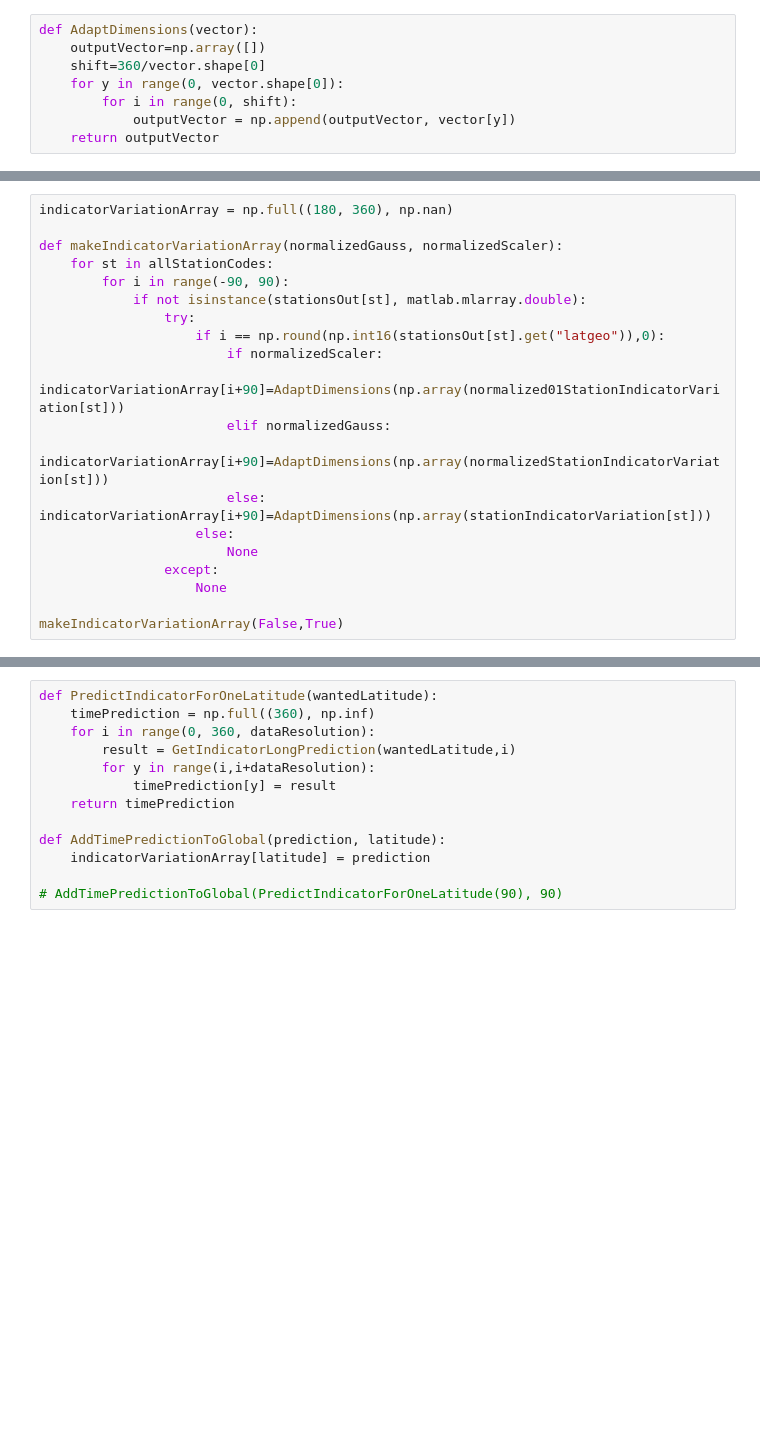
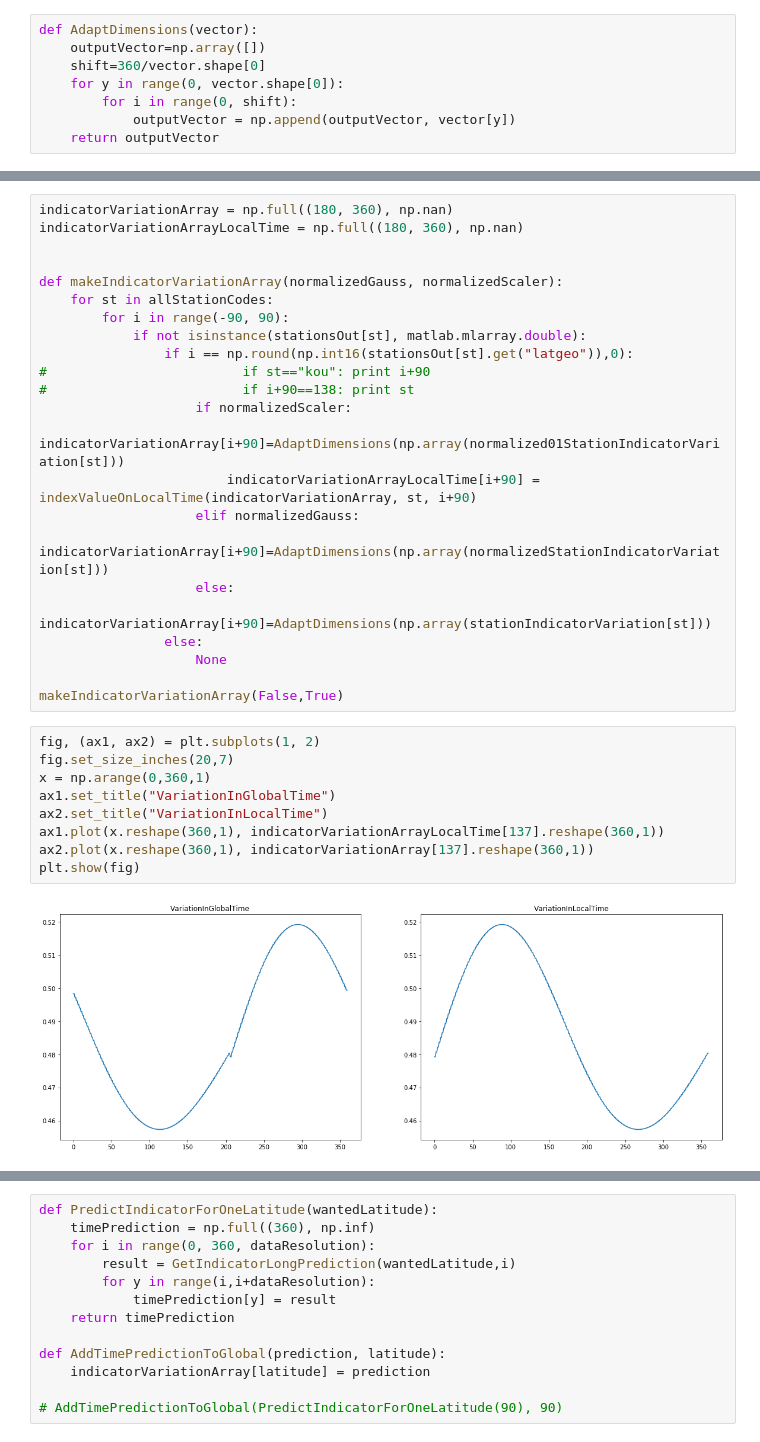
Before and after one commit to Pierre-LaurentC/IonosphericSignalRecontruction, a Jupyter notebook: SignalReconstruction.ipynb, the cells around one changed output, grey strips where cells are left out. Cells and saved outputs as stored; diff of their text form; blank space fills up the shorter version.

```diff
--- a/SignalReconstruction.ipynb
+++ b/SignalReconstruction.ipynb
@@ -202,23 +214,37 @@ def AdaptDimensions(vector):
 # %%
 indicatorVariationArray = np.full((180, 360), np.nan)
+indicatorVariationArrayLocalTime = np.full((180, 360), np.nan)
+
 
 def makeIndicatorVariationArray(normalizedGauss, normalizedScaler):
     for st in allStationCodes:
         for i in range(-90, 90):
             if not isinstance(stationsOut[st], matlab.mlarray.double):
-                try:
-                    if i == np.round(np.int16(stationsOut[st].get("latgeo")),0):
-                        if normalizedScaler:
-                            indicatorVariationArray[i+90]=AdaptDimensions(np.array(normalized01StationIndicatorVariation[st]))
-                        elif normalizedGauss:
-                            indicatorVariationArray[i+90]=AdaptDimensions(np.array(normalizedStationIndicatorVariation[st]))
-                        else: indicatorVariationArray[i+90]=AdaptDimensions(np.array(stationIndicatorVariation[st]))
+                if i == np.round(np.int16(stationsOut[st].get("latgeo")),0):
+#                         if st=="kou": print i+90
+#                         if i+90==138: print st
+                    if normalizedScaler:
+                        indicatorVariationArray[i+90]=AdaptDimensions(np.array(normalized01StationIndicatorVariation[st]))
+                        indicatorVariationArrayLocalTime[i+90] = indexValueOnLocalTime(indicatorVariationArray, st, i+90)
+                    elif normalizedGauss:
+                        indicatorVariationArray[i+90]=AdaptDimensions(np.array(normalizedStationIndicatorVariation[st]))
                     else:
-                        None
-                except:
+                        indicatorVariationArray[i+90]=AdaptDimensions(np.array(stationIndicatorVariation[st]))
+                else:
                     None
 
 makeIndicatorVariationArray(False,True)
+# %%
+fig, (ax1, ax2) = plt.subplots(1, 2)
+fig.set_size_inches(20,7)
+x = np.arange(0,360,1)
+ax1.set_title("VariationInGlobalTime")
+ax2.set_title("VariationInLocalTime")
+ax1.plot(x.reshape(360,1), indicatorVariationArrayLocalTime[137].reshape(360,1))
+ax2.plot(x.reshape(360,1), indicatorVariationArray[137].reshape(360,1))
+plt.show(fig)
+# %% [output]
+[figure, added]
 # %%
 indicatorLatVariation = np.array([])
 xLat =  np.array([])
```
Also changed, not shown: parts of 10 cells of this notebook, 1 other file.
